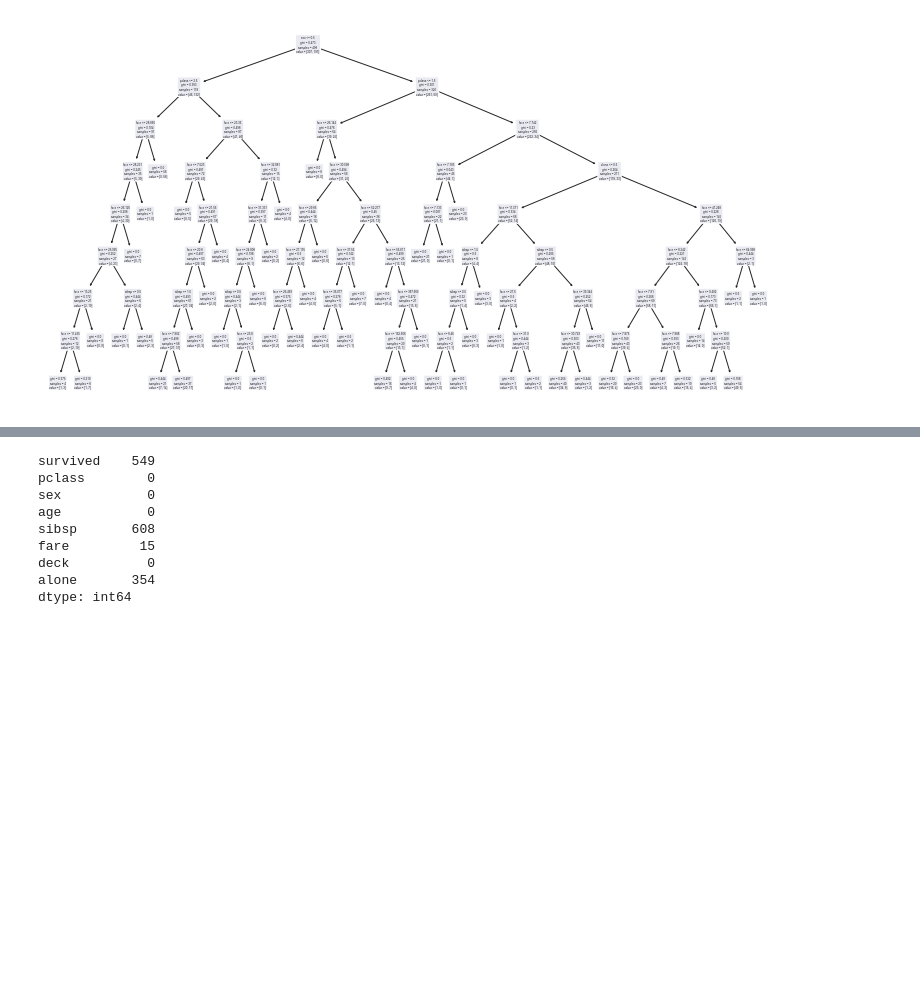
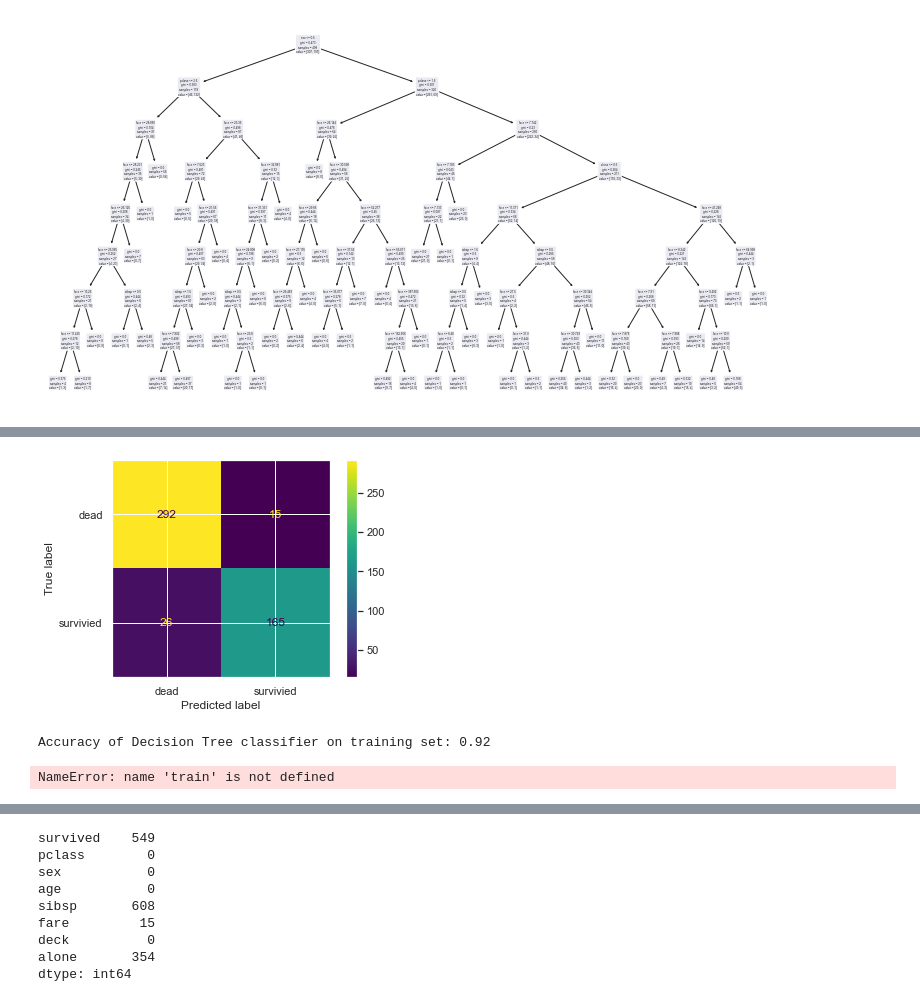
Before and after one commit to sgtcurran/classification-exercises, a Jupyter notebook: model.ipynb, the cells around one changed output, grey strips where cells are left out. Cells and saved outputs as stored; diff of their text form; code cells hidden in the pictures; blank space fills up the shorter version.

```diff
--- a/model.ipynb
+++ b/model.ipynb
@@ -329,0 +327,21 @@ plot_tree(clf3,feature_names=X_train.columns,rounded=True)
+# %%
+train, validate, test = prepare.train_validate_test_split(df_survive, target='survived', seed=42)
+
+X_train = train.drop(columns=['survived'])
+y_train = train.survived
+
+X_validate = validate.drop(columns=['survived'])
+y_validate = validate.survived
+
+X_test = test.drop(columns=['survived'])
+y_test = test.survived
+# %%
+clf = RandomForestClassifier(bootstrap=True,
+                            class_weight=None,
+                            criterion='gini',
+                            min_samples_leaf=1,
+                            n_estimators=100,
+                            max_depth=10,
+                            random_state=42)
+# %%
+clf.fit(X_train, y_train)
@@ -329,0 +354,2 @@ plot_tree(clf3,feature_names=X_train.columns,rounded=True)
+# %%
+y_pred = clf.predict(X_train)
@@ -330,3 +378,19 @@ plot_tree(clf3,feature_names=X_train.columns,rounded=True)
+# %%
+cm = confusion_matrix(y_train, y_pred)
+disp = ConfusionMatrixDisplay(confusion_matrix=cm, display_labels=('dead','survivied'))
+disp.plot()
+plt.show()
+# %% [output]
+[figure, added]
+# %%
+print('Accuracy of Decision Tree classifier on training set: {:.2f}'
+      .format(clf.score(X_train, y_train)))
+# %% [output]
+Accuracy of Decision Tree classifier on training set: 0.92
+# %%
+ml_def.get_metrics_binary(clf)
+# %% [output]
+NameError: name 'train' is not defined
 # %%
 ndf = df.copy(deep = True)
 ndf
```
Also changed, not shown: parts of 24 cells of this notebook.
